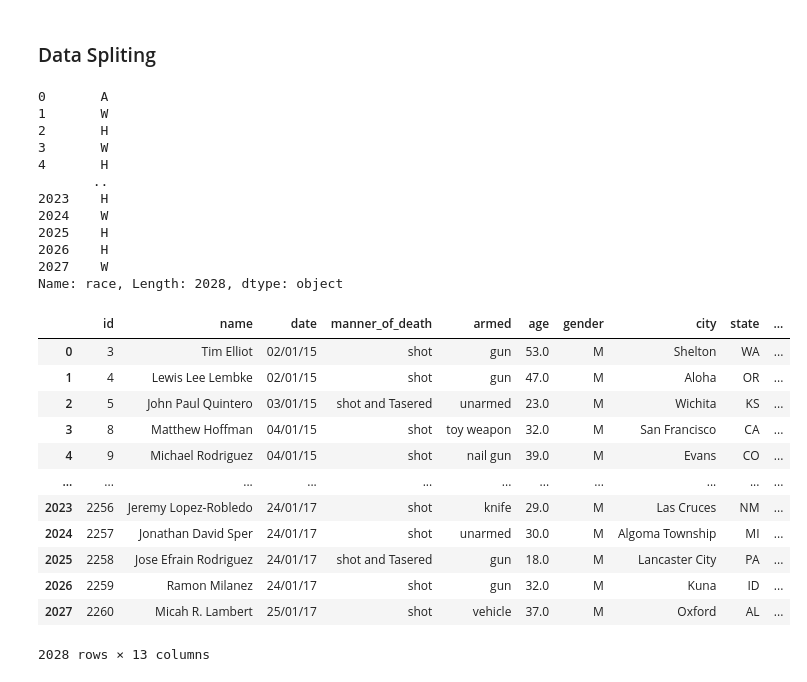
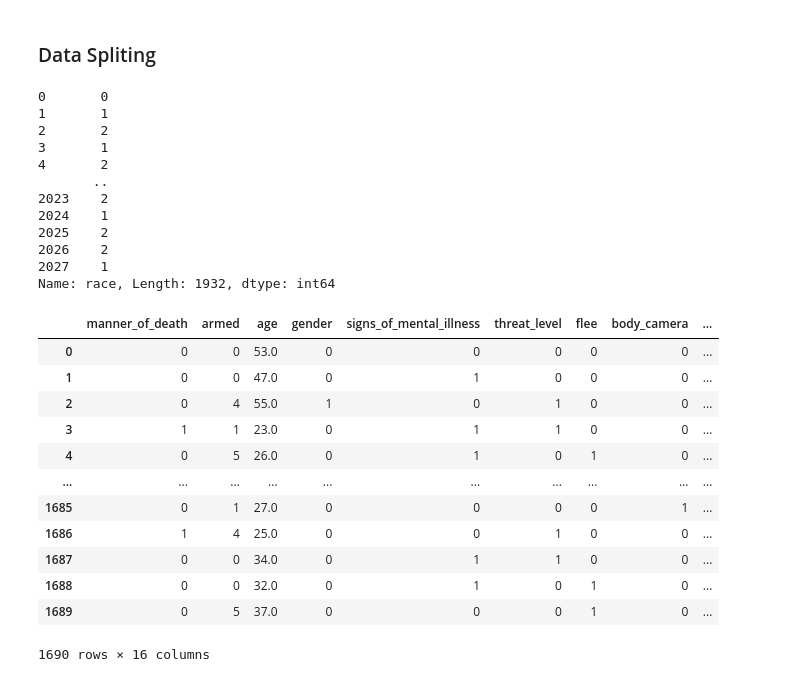
Before and after one commit to xudyang1/data_science_project, a Jupyter notebook: 05-07-update.ipynb, the cells around one changed output. Cells and saved outputs as stored; diff of their text form; code cells hidden in the pictures.

Commit message:
merged 5/4 version

```diff
--- a/05-07-update.ipynb
+++ b/05-07-update.ipynb
@@ -941,3 +923,14 @@ train
 1932 rows × 14 columns
 # %% [markdown]
 ### Converted String label to number
+# %%
+race_map = {}
+for (columnName, columnData) in train.iteritems():
+  if columnName != "city" and columnName != "state" and columnName != "age":
+    summaries = train[columnName].unique()
+    summary_mapping = {key:i for key,i in zip(summaries, range(len(summaries)))}
+    if columnName == "race":
+      race_map = summary_mapping.copy()
+    train[columnName] = [summary_mapping[elem] for elem in train[columnName]]
+
+race_map
@@ -943,0 +939,3 @@ train
+# %%
+train.drop(columns=['id', 'name', 'date'], inplace=True)
+train
@@ -991,0 +995,4 @@ SyntaxError: unexpected EOF while parsing (<ipython-input-578-86f74515eee2>, lin
+# %%
+train_merge = pd.merge(train,merged,on=["state","city"])
+# print(train_merge.isnull().sum())
+train_merge
@@ -995,33 +1090,33 @@ SyntaxError: unexpected EOF while parsing (<ipython-input-578-86f74515eee2>, lin
 Y_train = train["race"];
 Y_train
 # %% [output]
-0       A
-1       W
-2       H
-3       W
-4       H
+0       0
+1       1
+2       2
+3       1
+4       2
        ..
-2023    H
-2024    W
-2025    H
-2026    H
-2027    W
-Name: race, Length: 2028, dtype: object
+2023    2
+2024    1
+2025    2
+2026    2
+2027    1
+Name: race, Length: 1932, dtype: int64
 # %%
-X_train = train.drop(['race'], axis=1)
+X_train = train_merge.drop(['race', 'state', 'city'], axis=1)
 X_train
 # %% [output]
-|  | id | name | date | manner_of_death | armed | age | gender | city | state | ... |
-| 0 | 3 | Tim Elliot | 02/01/15 | shot | gun | 53.0 | M | Shelton | WA | ... |
-| 1 | 4 | Lewis Lee Lembke | 02/01/15 | shot | gun | 47.0 | M | Aloha | OR | ... |
-| 2 | 5 | John Paul Quintero | 03/01/15 | shot and Tasered | unarmed | 23.0 | M | Wichita | KS | ... |
-| 3 | 8 | Matthew Hoffman | 04/01/15 | shot | toy weapon | 32.0 | M | San Francisco | CA | ... |
-| 4 | 9 | Michael Rodriguez | 04/01/15 | shot | nail gun | 39.0 | M | Evans | CO | ... |
-| ... | ... | ... | ... | ... | ... | ... | ... | ... | ... | ... |
-| 2023 | 2256 | Jeremy Lopez-Robledo | 24/01/17 | shot | knife | 29.0 | M | Las Cruces | NM | ... |
-| 2024 | 2257 | Jonathan David Sper | 24/01/17 | shot | unarmed | 30.0 | M | Algoma Township | MI | ... |
-| 2025 | 2258 | Jose Efrain Rodriguez | 24/01/17 | shot and Tasered | gun | 18.0 | M | Lancaster City | PA | ... |
-| 2026 | 2259 | Ramon Milanez | 24/01/17 | shot | gun | 32.0 | M | Kuna | ID | ... |
-| 2027 | 2260 | Micah R. Lambert | 25/01/17 | shot | vehicle | 37.0 | M | Oxford | AL | ... |
+|  | manner_of_death | armed | age | gender | signs_of_mental_illness | threat_level | flee | body_camera | ... |
+| 0 | 0 | 0 | 53.0 | 0 | 0 | 0 | 0 | 0 | ... |
+| 1 | 0 | 0 | 47.0 | 0 | 1 | 0 | 0 | 0 | ... |
+| 2 | 0 | 4 | 55.0 | 1 | 0 | 1 | 0 | 0 | ... |
+| 3 | 1 | 1 | 23.0 | 0 | 1 | 1 | 0 | 0 | ... |
+| 4 | 0 | 5 | 26.0 | 0 | 1 | 0 | 1 | 0 | ... |
+| ... | ... | ... | ... | ... | ... | ... | ... | ... | ... |
+| 1685 | 0 | 1 | 27.0 | 0 | 0 | 0 | 0 | 1 | ... |
+| 1686 | 1 | 4 | 25.0 | 0 | 0 | 1 | 0 | 0 | ... |
+| 1687 | 0 | 0 | 34.0 | 0 | 1 | 1 | 0 | 0 | ... |
+| 1688 | 0 | 0 | 32.0 | 0 | 1 | 0 | 1 | 0 | ... |
+| 1689 | 0 | 5 | 37.0 | 0 | 0 | 0 | 1 | 0 | ... |
-2028 rows × 13 columns
+1690 rows × 16 columns
 # %%
```
Also changed, not shown: parts of 38 cells of this notebook.
